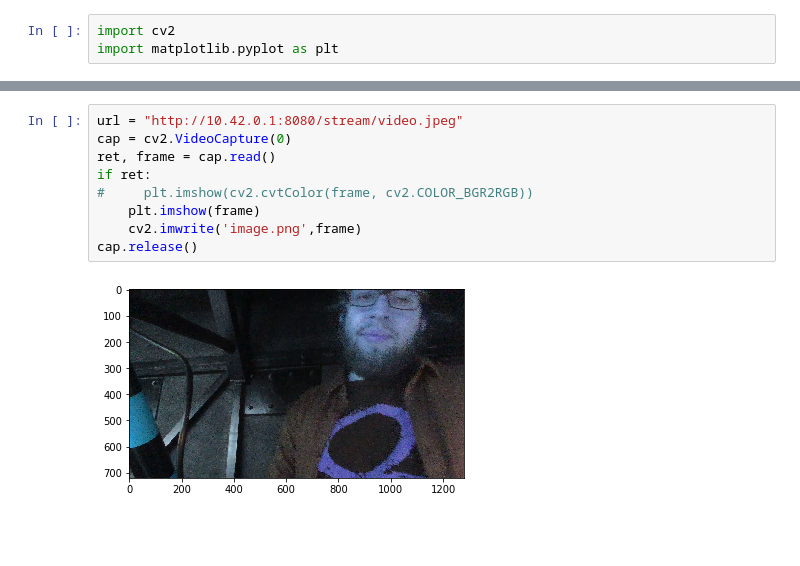
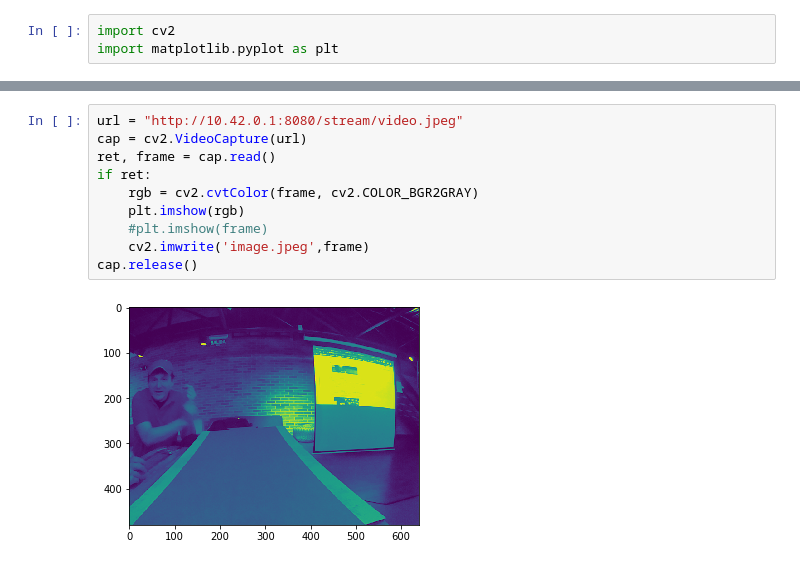
Before and after one commit to roboticamedellin/workshops_self_driving_car_2020, a Jupyter notebook: 01_25_opencv_python/OpencvUtils.ipynb, the cells around one changed output, grey strips where cells are left out. Saved outputs shown, nothing was run; the diff lists cells and outputs as text; blank space fills up the shorter version.

```diff
--- a/01_25_opencv_python/OpencvUtils.ipynb
+++ b/01_25_opencv_python/OpencvUtils.ipynb
@@ -10,11 +10,12 @@ plt.imshow(img)
 # %%
 url = "http://10.42.0.1:8080/stream/video.jpeg"
-cap = cv2.VideoCapture(0)
+cap = cv2.VideoCapture(url)
 ret, frame = cap.read()
 if ret:
-#     plt.imshow(cv2.cvtColor(frame, cv2.COLOR_BGR2RGB))
-    plt.imshow(frame)
-    cv2.imwrite('image.png',frame)
+    rgb = cv2.cvtColor(frame, cv2.COLOR_BGR2GRAY)
+    plt.imshow(rgb)
+    #plt.imshow(frame)
+    cv2.imwrite('image.jpeg',frame)
 cap.release()
 # %% [output]
-[figure, old version]
+[figure, new version]
```
Also changed, not shown: parts of 3 cells of this notebook, 1 other file.
